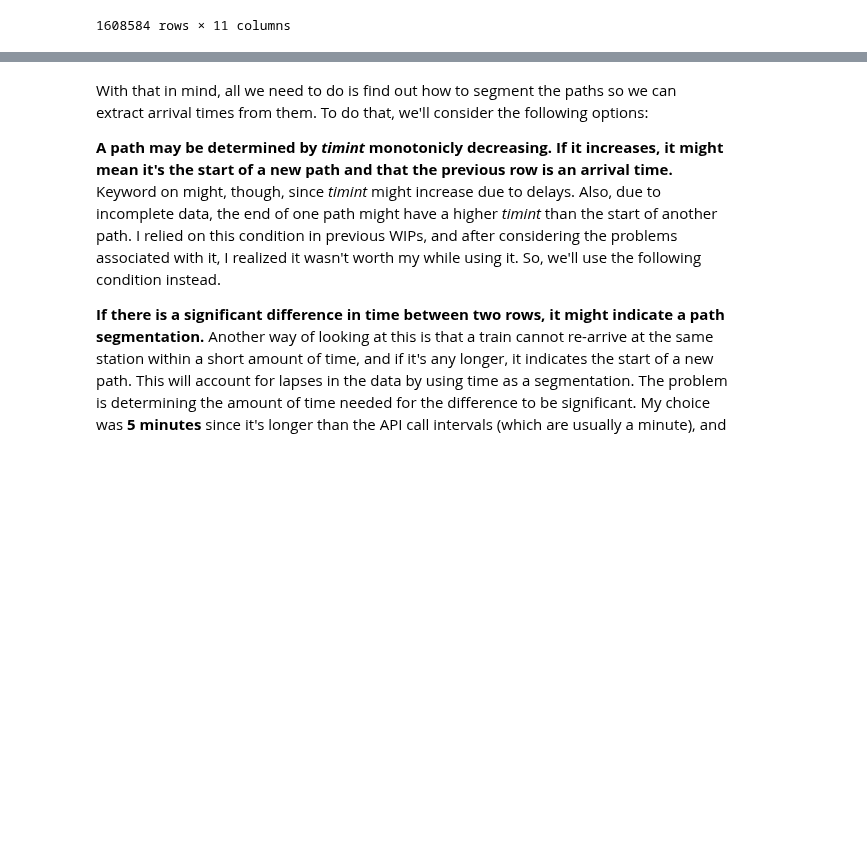
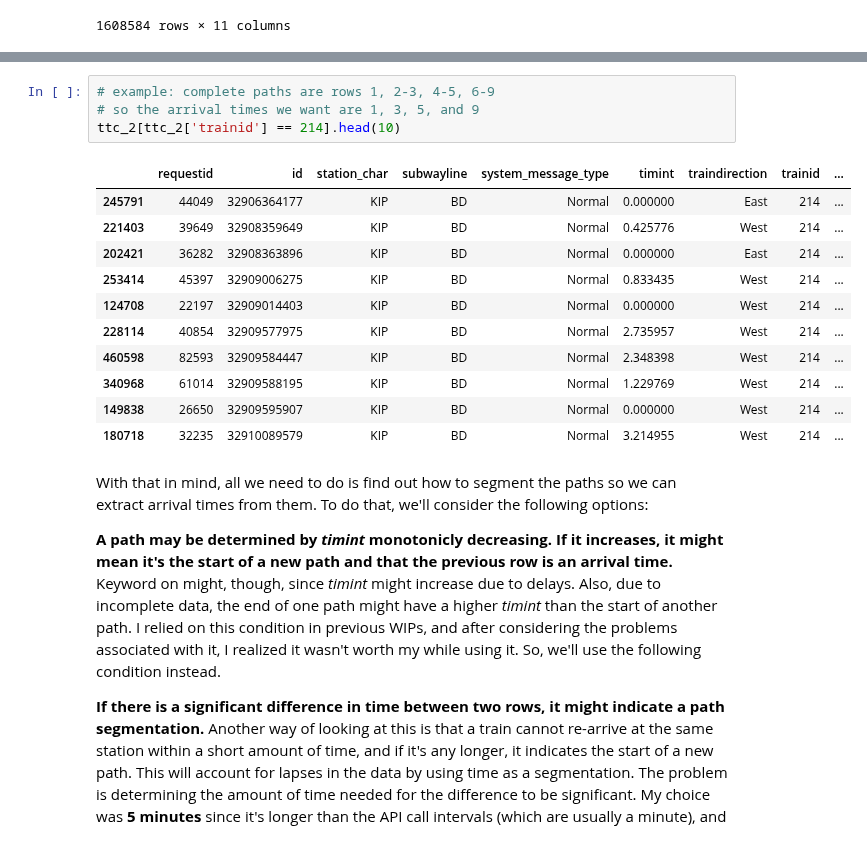
Before and after one commit to CivicTechTO/ttc_subway_times, a Jupyter notebook: doc/ttc_headway_analysis.ipynb, the cells around one changed output, grey strips where cells are left out. Drawn from its saved outputs; the diff is of its cells as text; blank space fills up the shorter version.

```diff
--- a/doc/ttc_headway_analysis.ipynb
+++ b/doc/ttc_headway_analysis.ipynb
@@ -146,3 +128,19 @@ ttc_2[ttc_2['trainid'] == 214]
+# %%
+# example: complete paths are rows 1, 2-3, 4-5, 6-9
+# so the arrival times we want are 1, 3, 5, and 9
+ttc_2[ttc_2['trainid'] == 214].head(10)
+# %% [output]
+|  | requestid | id | station_char | subwayline | system_message_type | timint | traindirection | trainid | ... |
+| 245791 | 44049 | 32906364177 | KIP | BD | Normal | 0.000000 | East | 214 | ... |
+| 221403 | 39649 | 32908359649 | KIP | BD | Normal | 0.425776 | West | 214 | ... |
+| 202421 | 36282 | 32908363896 | KIP | BD | Normal | 0.000000 | East | 214 | ... |
+| 253414 | 45397 | 32909006275 | KIP | BD | Normal | 0.833435 | West | 214 | ... |
+| 124708 | 22197 | 32909014403 | KIP | BD | Normal | 0.000000 | West | 214 | ... |
+| 228114 | 40854 | 32909577975 | KIP | BD | Normal | 2.735957 | West | 214 | ... |
+| 460598 | 82593 | 32909584447 | KIP | BD | Normal | 2.348398 | West | 214 | ... |
+| 340968 | 61014 | 32909588195 | KIP | BD | Normal | 1.229769 | West | 214 | ... |
+| 149838 | 26650 | 32909595907 | KIP | BD | Normal | 0.000000 | West | 214 | ... |
+| 180718 | 32235 | 32910089579 | KIP | BD | Normal | 3.214955 | West | 214 | ... |
 # %% [markdown]
 With that in mind, all we need to do is find out how to segment the paths so we can extract arrival times from them. To do that, we'll consider the following options:
 
```
Also changed, not shown: parts of 3 cells of this notebook.
